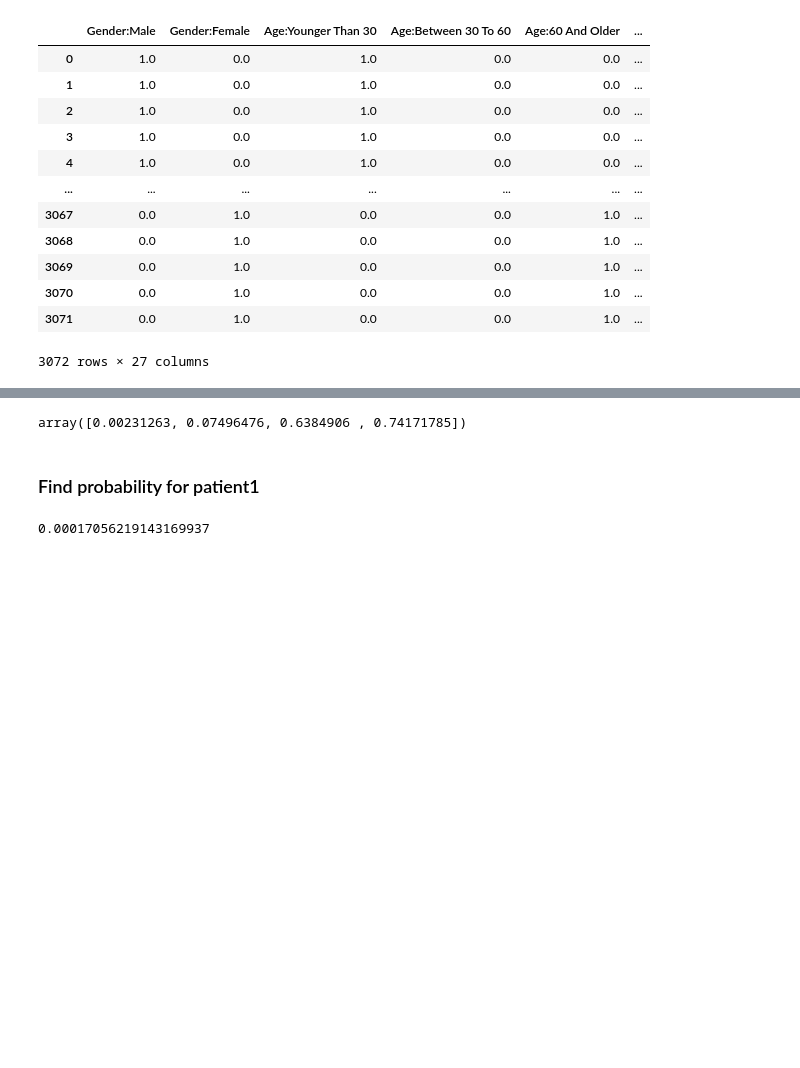
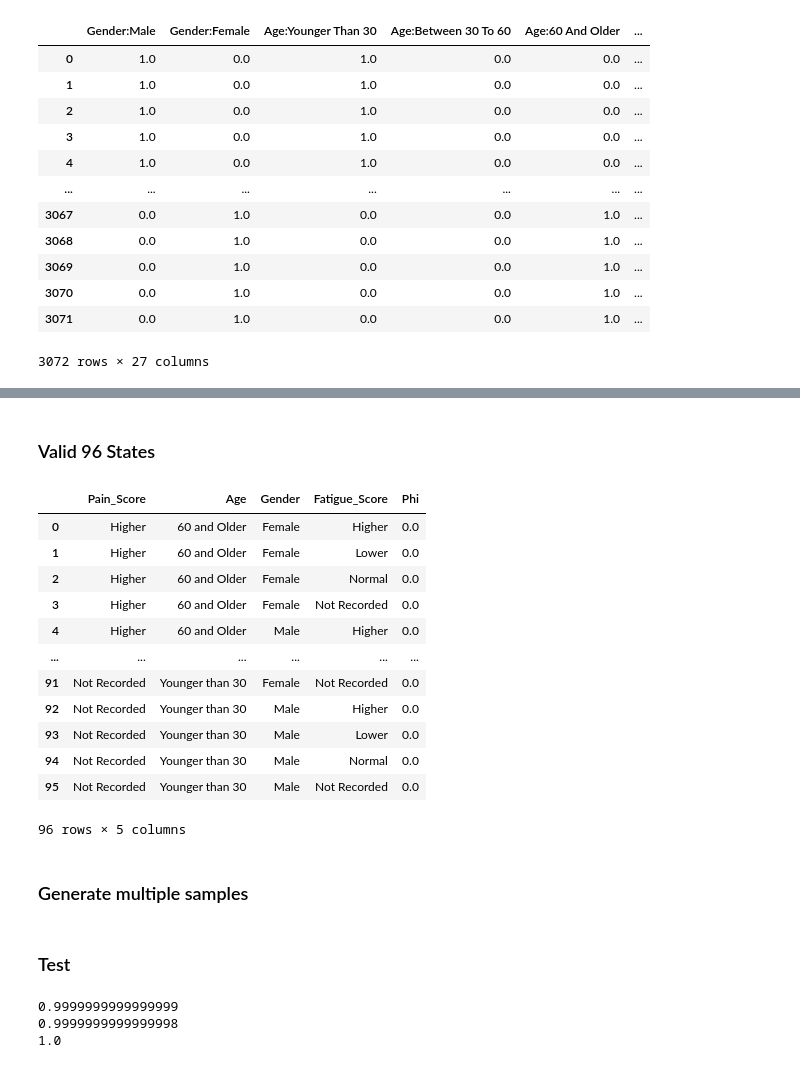
Before and after one commit to wgshen/bayesian-inverse-reinforcement-learning, a Jupyter notebook: MS_model/ISP/Initial State Distributions.ipynb, the cells around one changed output, grey strips where cells are left out. Saved outputs shown, nothing was run; the diff lists cells and outputs as text; code cells hidden in the pictures; blank space fills up the shorter version.

Commit message:
96 states, 3072 array saved

```diff
--- a/MS_model/ISP/Initial State Distributions.ipynb
+++ b/MS_model/ISP/Initial State Distributions.ipynb
@@ -249,6 +197,0 @@ Probability of Not Recorded = 0.37595419847328243
-# %%
-#Normalize:
-p_p = p_f/np.sum(p_p)
-p_p
-# %% [output]
-array([0.00231263, 0.07496476, 0.6384906 , 0.74171785])
@@ -260,13 +198,22 @@ for key,val in pain_dict.items():
-# %% [markdown]
-### Find probability for  patient1
-# %%
-p_a = age_prob_dict[patient1['Age']]
-p_g = gender_prob_dict[patient1['Gender']]
-p_p = pain_prob_dict[patient1['Pain_Score']]
-p_f = fatigue_prob_dict[patient1['Fatigue_Score']]
-
-state_prob = p_a * p_g * p_f *p_p
-
-state_prob
-# %% [output]
-0.00017056219143169937
+# %% [markdown]
+### Valid 96 States
+# %%
+valid_states = pd.read_csv('../data/categorical_joint_dist_df.csv')
+valid_states['Phi'] = 0.0
+valid_states
+# %% [output]
+|  | Pain_Score | Age | Gender | Fatigue_Score | Phi |
+| 0 | Higher | 60 and Older | Female | Higher | 0.0 |
+| 1 | Higher | 60 and Older | Female | Lower | 0.0 |
+| 2 | Higher | 60 and Older | Female | Normal | 0.0 |
+| 3 | Higher | 60 and Older | Female | Not Recorded | 0.0 |
+| 4 | Higher | 60 and Older | Male | Higher | 0.0 |
+| ... | ... | ... | ... | ... | ... |
+| 91 | Not Recorded | Younger than 30 | Female | Not Recorded | 0.0 |
+| 92 | Not Recorded | Younger than 30 | Male | Higher | 0.0 |
+| 93 | Not Recorded | Younger than 30 | Male | Lower | 0.0 |
+| 94 | Not Recorded | Younger than 30 | Male | Normal | 0.0 |
+| 95 | Not Recorded | Younger than 30 | Male | Not Recorded | 0.0 |
+96 rows × 5 columns
+# %% [markdown]
+### Generate multiple samples
@@ -272,0 +231,10 @@ state_prob
+# %% [markdown]
+### Test
+# %%
+for i in range(3):
+    sample = np.load("../ISP_samples/sample_{}.npy".format(i))
+    print(np.sum(sample))
+# %% [output]
+0.9999999999999999
+0.9999999999999998
+1.0
```
Also changed, not shown: parts of 37 cells of this notebook.
